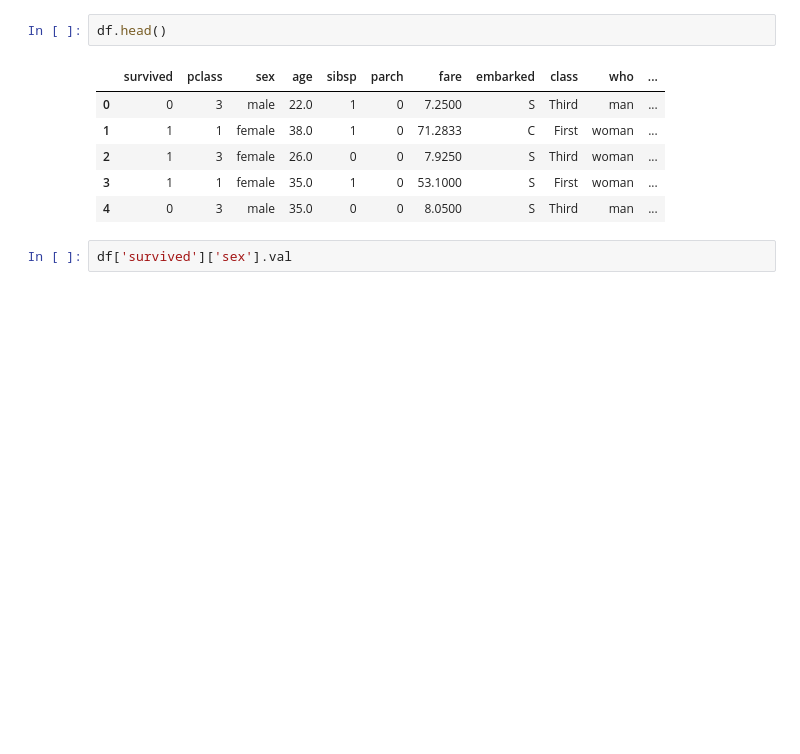
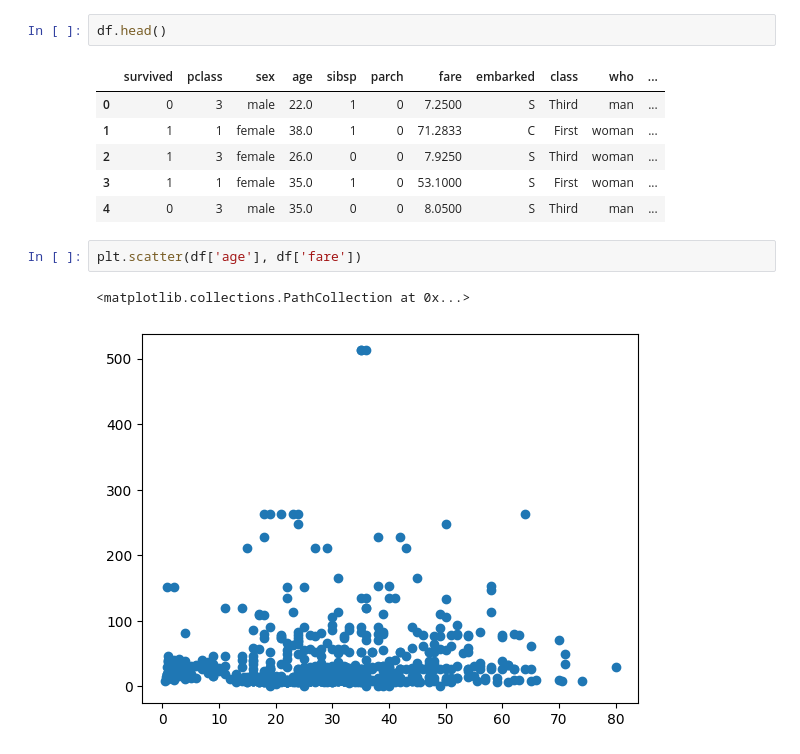
Before and after one commit to muhib53/vizulization, a Jupyter notebook: first.ipynb, the cells around one changed output. Drawn from its saved outputs; the diff is of its cells as text; blank space fills up the shorter version.

```diff
--- a/first.ipynb
+++ b/first.ipynb
@@ -12,5 +12,8 @@ df.head()
 | 2 | 1 | 3 | female | 26.0 | 0 | 0 | 7.9250 | S | Third | woman | ... |
 | 3 | 1 | 1 | female | 35.0 | 1 | 0 | 53.1000 | S | First | woman | ... |
 | 4 | 0 | 3 | male | 35.0 | 0 | 0 | 8.0500 | S | Third | man | ... |
-# %%
-df['survived']['sex'].val
+# %%
+plt.scatter(df['age'], df['fare'])
+# %% [output]
+<matplotlib.collections.PathCollection at 0x...>
+[figure, added]
```
Also changed, not shown: parts of 13 cells of this notebook, 1 other file.
